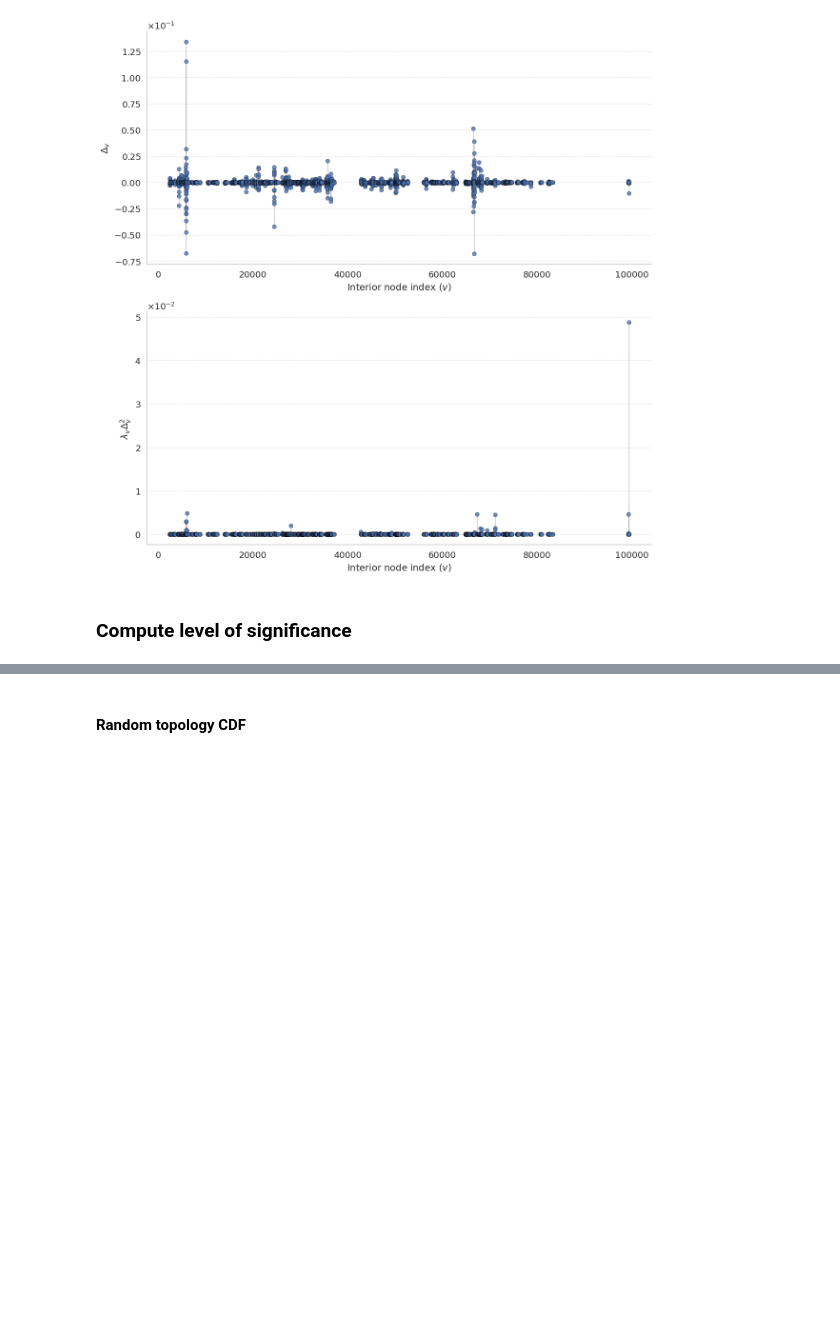
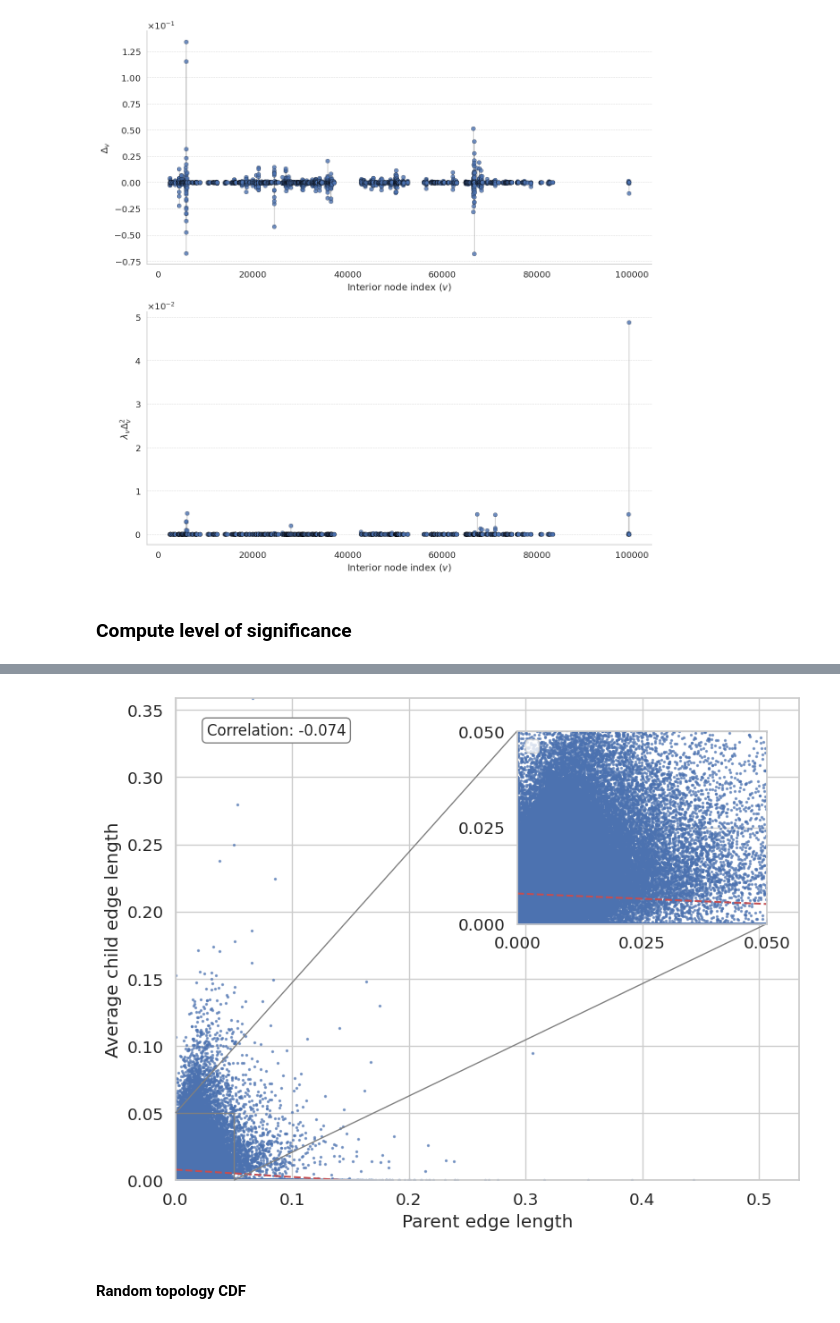
Before and after one commit to spsvihla/pcms, a Jupyter notebook: notebooks/haar_like_wavelets_level_of_significance.ipynb, the cells around one changed output, grey strips where cells are left out. Saved outputs shown, nothing was run; the diff lists cells and outputs as text; code cells hidden in the pictures; blank space fills up the shorter version.

```diff
--- a/notebooks/haar_like_wavelets_level_of_significance.ipynb
+++ b/notebooks/haar_like_wavelets_level_of_significance.ipynb
@@ -456,0 +492,9 @@ plt.show()
+# %%
+avg_child_edge_lengths = np.ndarray(edge_lengths.shape)
+for i in range(edge_lengths.size):
+    if t.get_child(i) == -1:
+        avg_child_edge_lengths[i] = 0
+        continue
+    children = t.find_children(i)
+    child_lengths = [edge_lengths[c] for c in children]
+    avg_child_edge_lengths[i] = np.mean(child_lengths)
@@ -457,3 +503,52 @@ plt.show()
+# %%
+fig, ax = plt.subplots(figsize=(9,7))
+
+# Compute correlation coefficient
+corr = np.corrcoef(avg_child_edge_lengths, edge_lengths)[0, 1]
+
+# Linear regression parameters (y = m*x + b)
+m, b = np.polyfit(edge_lengths, avg_child_edge_lengths, 1)
+
+# Scatter plot full range
+ax.scatter(edge_lengths, avg_child_edge_lengths, s=2, alpha=0.6)
+ax.set_xlabel("Parent edge length")
+ax.set_ylabel("Average child edge length")
+
+# Plot the best fit line on full range
+x_vals = np.array([edge_lengths.min(), edge_lengths.max()])
+y_vals = m * x_vals + b
+ax.plot(x_vals, y_vals, 'r--', label=f"Fit line: y = {m:.2f}x + {b:.2e}")
+
+ax.set_xlim(edge_lengths.min(), edge_lengths.max())
+ax.set_ylim(avg_child_edge_lengths.min(), avg_child_edge_lengths.max())
+
+# Add correlation coefficient text
+ax.text(0.05, 0.95, f"Correlation: {corr:.3f}", transform=ax.transAxes,
+        fontsize=12, verticalalignment='top', bbox=dict(boxstyle="round,pad=0.3", fc="white", ec="gray"))
+
+# Create inset axes for zoomed plot
+axins = inset_axes(ax, width="40%", height="40%", loc='upper right', borderpad=2)
+
+# Scatter zoomed in
+axins.scatter(edge_lengths, avg_child_edge_lengths, s=2, alpha=0.6)
+
+# Zoomed best fit line (same slope/intercept)
+x_zoom = np.array([0, 0.05])
+y_zoom = m * x_zoom + b
+axins.plot(x_zoom, y_zoom, 'r--')
+
+axins.set_xlim(0, 0.05)
+axins.set_ylim(0, 0.05)
+axins.set_xticks([0, 0.025, 0.05])
+axins.set_yticks([0, 0.025, 0.05])
+
+# Draw rectangle on main plot showing zoom region
+mark_inset(ax, axins, loc1=2, loc2=4, fc="none", ec="0.5")
+
+plt.legend()
+plt.show()
+# %% [output]
+[figure, added]
 # %% [markdown]
 #### Random topology CDF
 # %%
```
Also changed, not shown: parts of 7 cells of this notebook, 2 other files.
